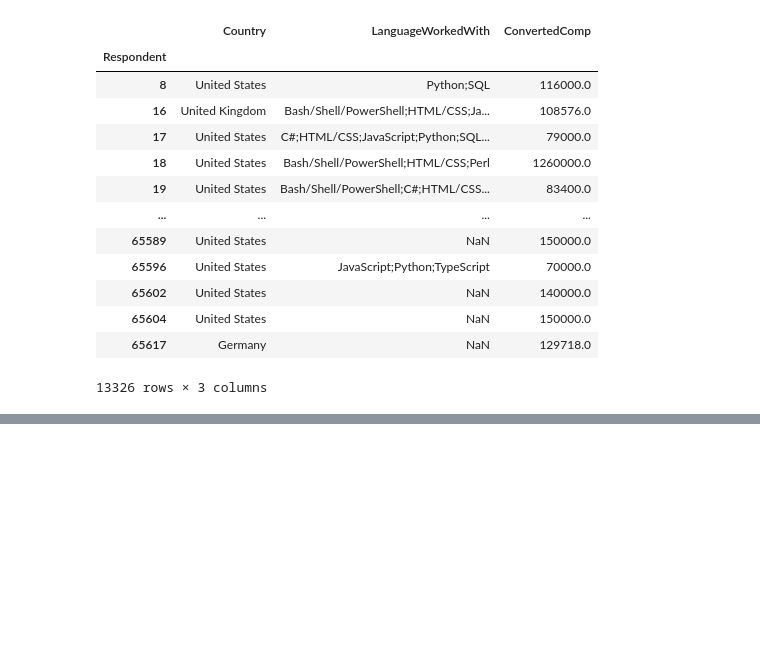
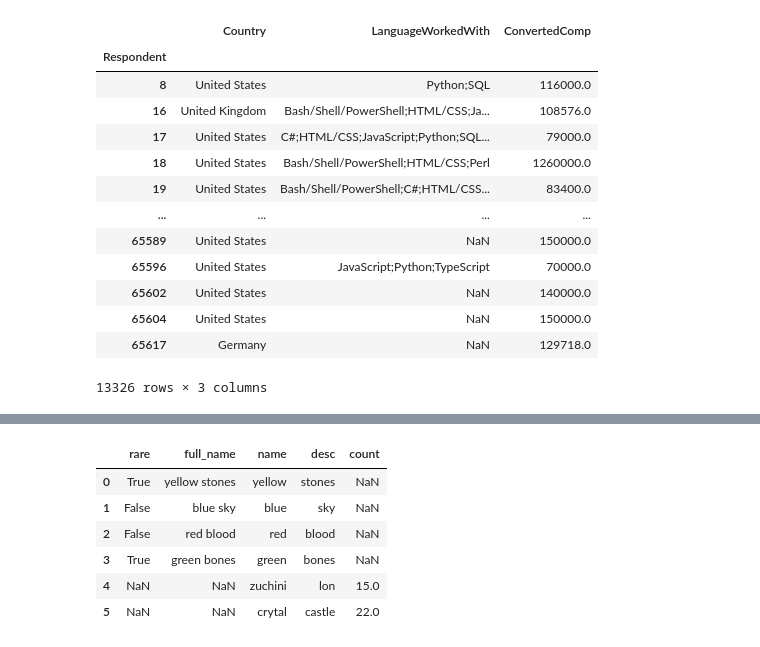
Before and after one commit to trolling-on-the-Moon/Data_Science_notes, a Jupyter notebook: Pandas_1.ipynb, the cells around one changed output, grey strips where cells are left out. Saved outputs shown, nothing was run; the diff lists cells and outputs as text; code cells hidden in the pictures; blank space fills up the shorter version.

```diff
--- a/Pandas_1.ipynb
+++ b/Pandas_1.ipynb
@@ -363,0 +857,12 @@ df.loc[salary, ['Country', 'LanguageWorkedWith', 'ConvertedComp']]
+# %%
+# so perma change:
+rdf = rdf.append(rdf222, ignore_index=True, sort=False)
+rdf
+# %% [output]
+|  | rare | full_name | name | desc | count |
+| 0 | True | yellow stones | yellow | stones | NaN |
+| 1 | False | blue sky | blue | sky | NaN |
+| 2 | False | red blood | red | blood | NaN |
+| 3 | True | green bones | green | bones | NaN |
+| 4 | NaN | NaN | zuchini | lon | 15.0 |
+| 5 | NaN | NaN | crytal | castle | 22.0 |
```
Also changed, not shown: parts of 66 cells of this notebook.
